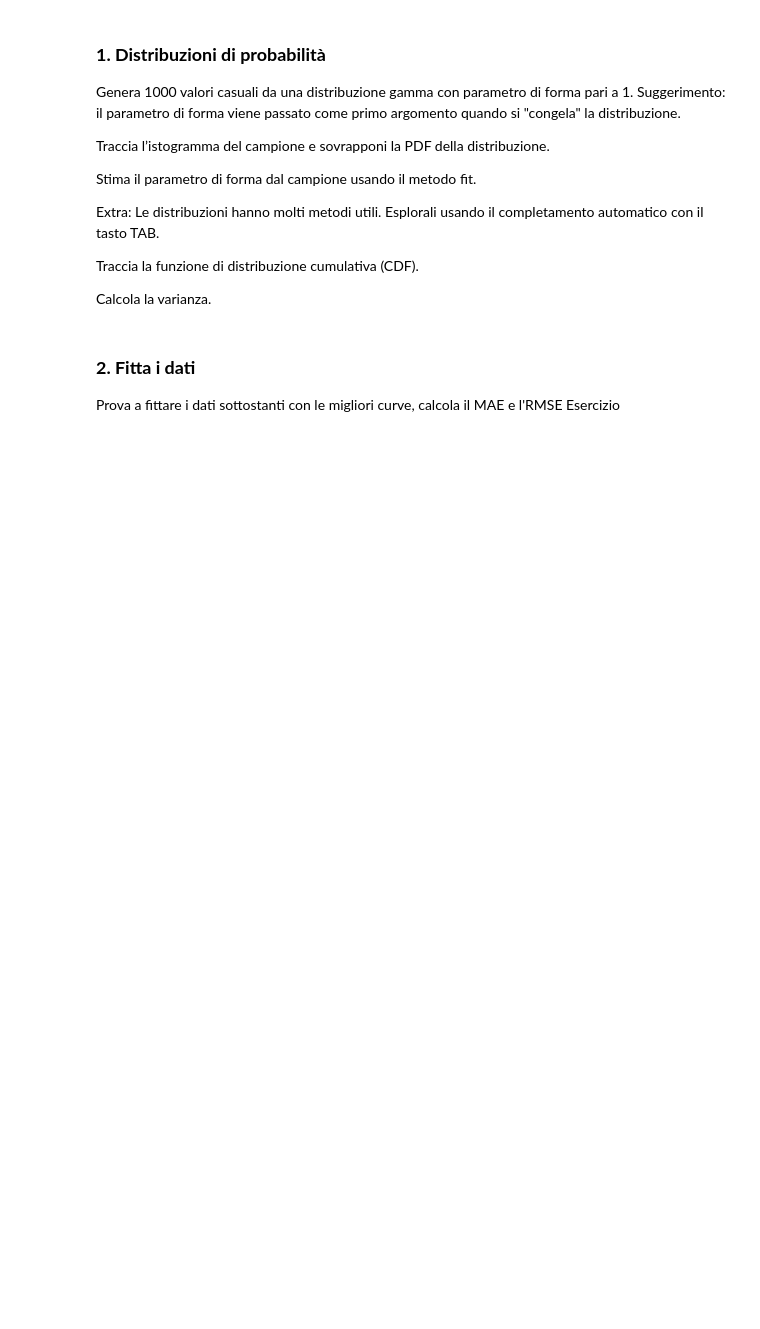
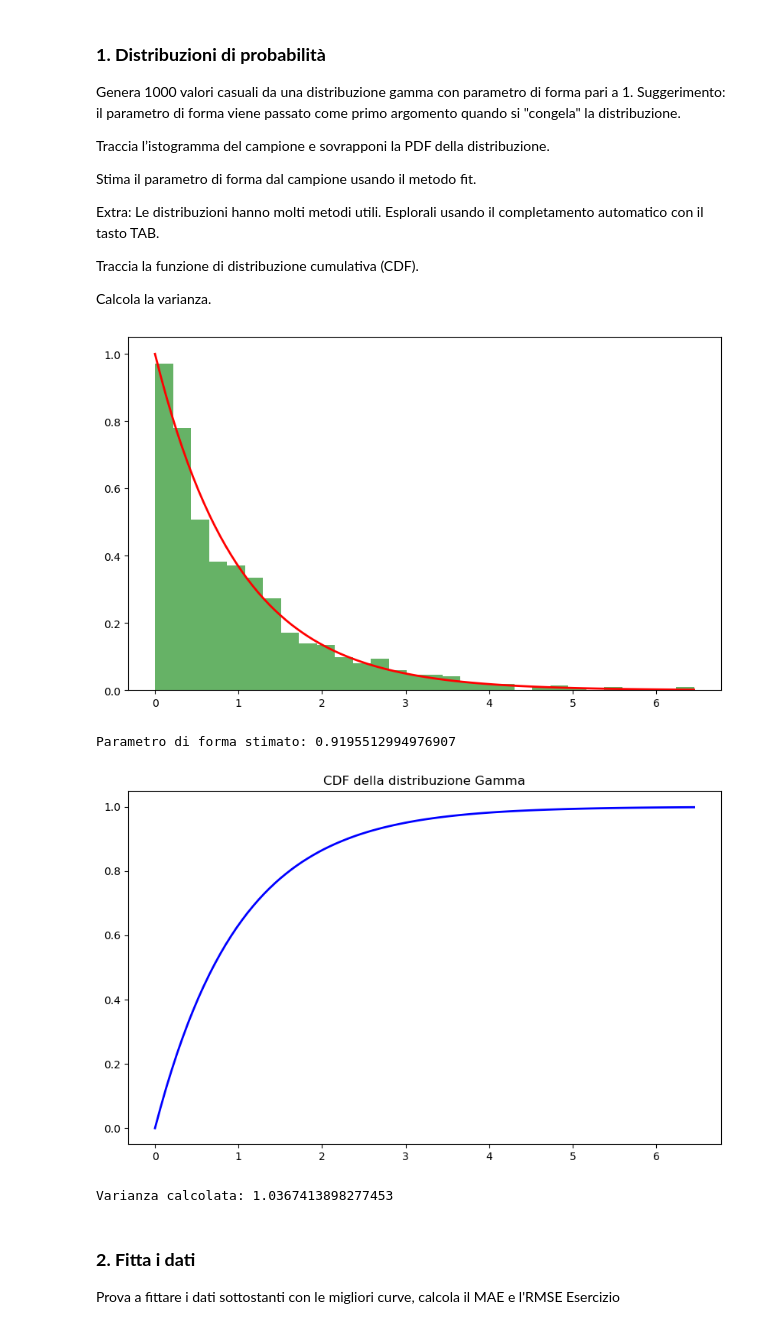
Before and after one commit to Marin-Account-22/ProgrammingLab, a Jupyter notebook: Modulo_2/7.4_esercizi_lez7.ipynb, the cells around one changed output. Drawn from its saved outputs; the diff is of its cells as text; code cells hidden in the pictures; blank space fills up the shorter version.

```diff
--- a/Modulo_2/7.4_esercizi_lez7.ipynb
+++ b/Modulo_2/7.4_esercizi_lez7.ipynb
@@ -20,3 +16,29 @@ import scipy as sp
+# %%
+import numpy as np
+import matplotlib.pyplot as plt
+import scipy as sp
+
+shape_param=1
+dist=sp.stats.gamma(shape_param)
+data=dist.rvs(size=1000)
+plt.figure(figsize=(10, 6))
+plt.hist(data, bins=30, density=True, alpha=0.6, color='g')
+x=np.linspace(0, np.max(data), 100)
+plt.plot(x, dist.pdf(x), 'r-', lw=2)
+plt.show()
+fitted_shape, fitted_loc, fitted_scale = sp.stats.gamma.fit(data)
+print(f"Parametro di forma stimato: {fitted_shape}")
+plt.figure(figsize=(10, 6))
+plt.plot(x, dist.cdf(x), 'b-', lw=2)
+plt.title("CDF della distribuzione Gamma")
+plt.show()
+variance=np.var(data)
+print(f"Varianza calcolata: {variance}")
+# %% [output]
+[figure, added]
+Parametro di forma stimato: 0.9195512994976907
+[figure, added]
+Varianza calcolata: 1.0367413898277453
 # %% [markdown]
 ### **2. Fitta i dati**
 Prova a fittare i dati sottostanti con le migliori curve, calcola il MAE e l'RMSE
```
Also changed, not shown: parts of 5 cells of this notebook, 7 other files.
